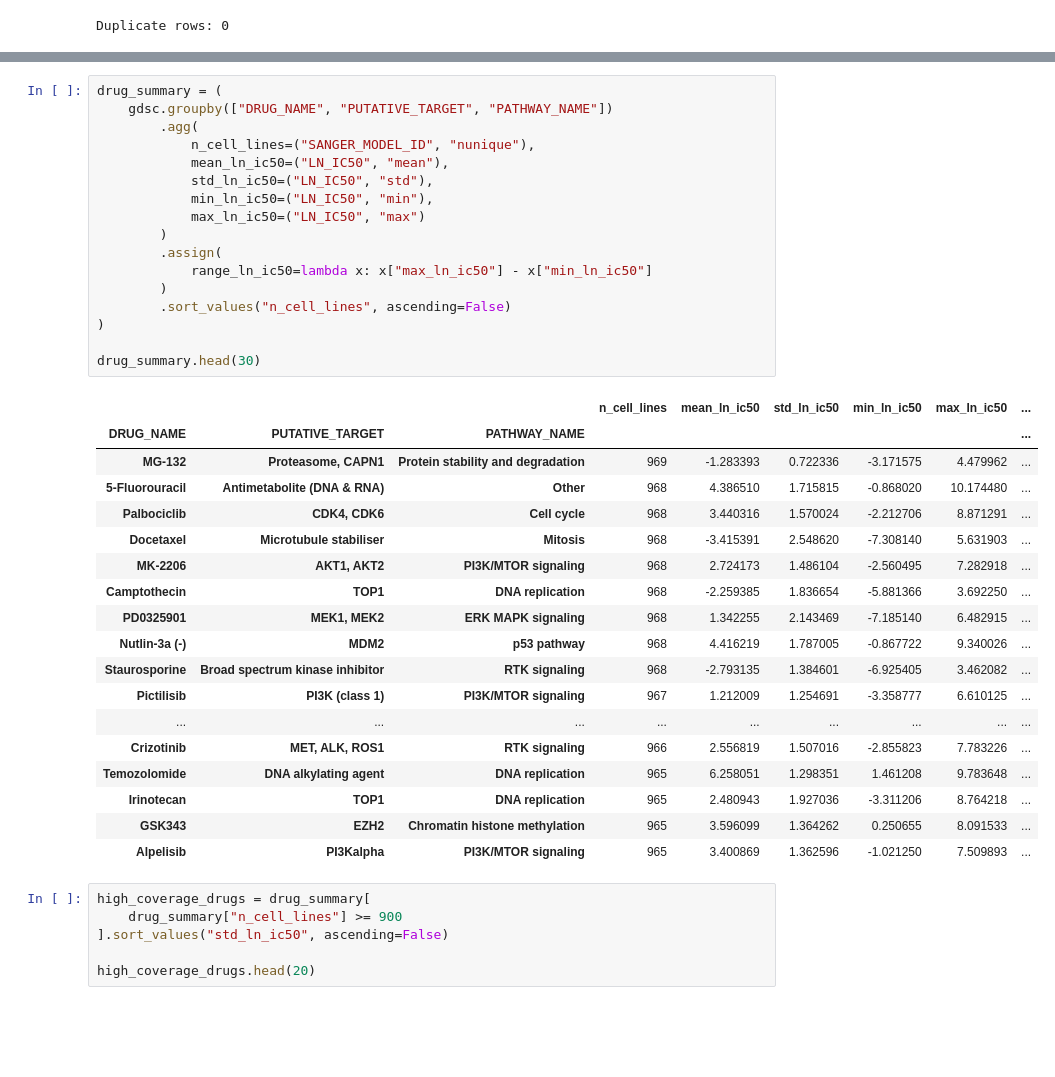
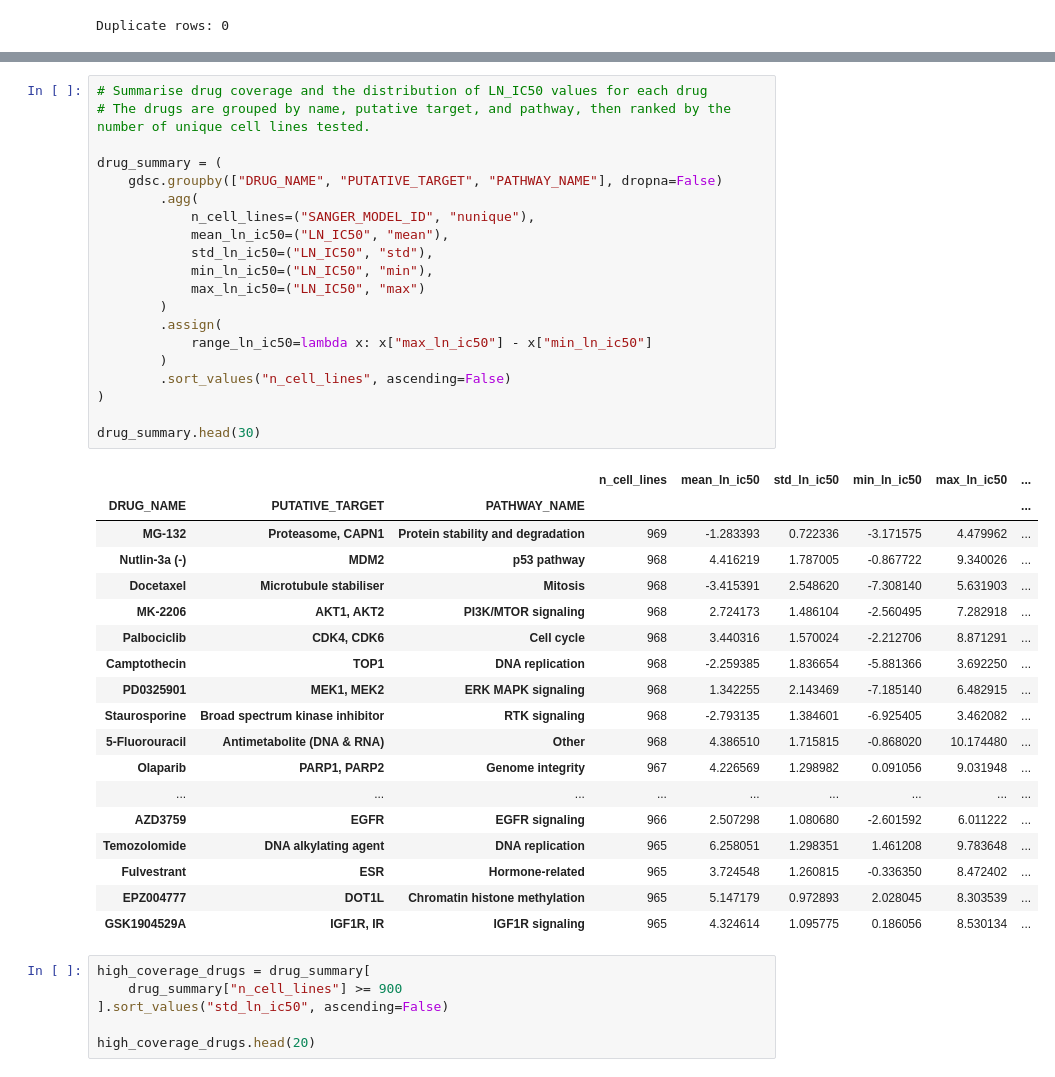
Before and after one commit to carolinemalaihull/trametinib-drug-response-ml, a Jupyter notebook: notebooks/01_data_exploration.ipynb, the cells around one changed output, grey strips where cells are left out. Drawn from its saved outputs; the diff is of its cells as text; blank space fills up the shorter version.

```diff
--- a/notebooks/01_data_exploration.ipynb
+++ b/notebooks/01_data_exploration.ipynb
@@ -166,39 +143,42 @@ drug_summary.head(30)
 # %%
+# Summarise drug coverage and the distribution of LN_IC50 values for each drug
+# The drugs are grouped by name, putative target, and pathway, then ranked by the number of unique cell lines tested.
+
 drug_summary = (
-    gdsc.groupby(["DRUG_NAME", "PUTATIVE_TARGET", "PATHWAY_NAME"])
+    gdsc.groupby(["DRUG_NAME", "PUTATIVE_TARGET", "PATHWAY_NAME"], dropna=False)
         .agg(
             n_cell_lines=("SANGER_MODEL_ID", "nunique"),
             mean_ln_ic50=("LN_IC50", "mean"),
             std_ln_ic50=("LN_IC50", "std"),
             min_ln_ic50=("LN_IC50", "min"),
             max_ln_ic50=("LN_IC50", "max")
         )
         .assign(
             range_ln_ic50=lambda x: x["max_ln_ic50"] - x["min_ln_ic50"]
         )
         .sort_values("n_cell_lines", ascending=False)
 )
 
 drug_summary.head(30)
 # %% [output]
 |  |  |  | n_cell_lines | mean_ln_ic50 | std_ln_ic50 | min_ln_ic50 | max_ln_ic50 | ... |
 | DRUG_NAME | PUTATIVE_TARGET | PATHWAY_NAME |  |  |  |  |  | ... |
 | MG-132 | Proteasome, CAPN1 | Protein stability and degradation | 969 | -1.283393 | 0.722336 | -3.171575 | 4.479962 | ... |
-| 5-Fluorouracil | Antimetabolite (DNA & RNA) | Other | 968 | 4.386510 | 1.715815 | -0.868020 | 10.174480 | ... |
-| Palbociclib | CDK4, CDK6 | Cell cycle | 968 | 3.440316 | 1.570024 | -2.212706 | 8.871291 | ... |
+| Nutlin-3a (-) | MDM2 | p53 pathway | 968 | 4.416219 | 1.787005 | -0.867722 | 9.340026 | ... |
 | Docetaxel | Microtubule stabiliser | Mitosis | 968 | -3.415391 | 2.548620 | -7.308140 | 5.631903 | ... |
 | MK-2206 | AKT1, AKT2 | PI3K/MTOR signaling | 968 | 2.724173 | 1.486104 | -2.560495 | 7.282918 | ... |
+| Palbociclib | CDK4, CDK6 | Cell cycle | 968 | 3.440316 | 1.570024 | -2.212706 | 8.871291 | ... |
 | Camptothecin | TOP1 | DNA replication | 968 | -2.259385 | 1.836654 | -5.881366 | 3.692250 | ... |
 | PD0325901 | MEK1, MEK2 | ERK MAPK signaling | 968 | 1.342255 | 2.143469 | -7.185140 | 6.482915 | ... |
-| Nutlin-3a (-) | MDM2 | p53 pathway | 968 | 4.416219 | 1.787005 | -0.867722 | 9.340026 | ... |
 | Staurosporine | Broad spectrum kinase inhibitor | RTK signaling | 968 | -2.793135 | 1.384601 | -6.925405 | 3.462082 | ... |
-| Pictilisib | PI3K (class 1) | PI3K/MTOR signaling | 967 | 1.212009 | 1.254691 | -3.358777 | 6.610125 | ... |
+| 5-Fluorouracil | Antimetabolite (DNA & RNA) | Other | 968 | 4.386510 | 1.715815 | -0.868020 | 10.174480 | ... |
+| Olaparib | PARP1, PARP2 | Genome integrity | 967 | 4.226569 | 1.298982 | 0.091056 | 9.031948 | ... |
 | ... | ... | ... | ... | ... | ... | ... | ... | ... |
-| Crizotinib | MET, ALK, ROS1 | RTK signaling | 966 | 2.556819 | 1.507016 | -2.855823 | 7.783226 | ... |
+| AZD3759 | EGFR | EGFR signaling | 966 | 2.507298 | 1.080680 | -2.601592 | 6.011222 | ... |
 | Temozolomide | DNA alkylating agent | DNA replication | 965 | 6.258051 | 1.298351 | 1.461208 | 9.783648 | ... |
-| Irinotecan | TOP1 | DNA replication | 965 | 2.480943 | 1.927036 | -3.311206 | 8.764218 | ... |
-| GSK343 | EZH2 | Chromatin histone methylation | 965 | 3.596099 | 1.364262 | 0.250655 | 8.091533 | ... |
-| Alpelisib | PI3Kalpha | PI3K/MTOR signaling | 965 | 3.400869 | 1.362596 | -1.021250 | 7.509893 | ... |
+| Fulvestrant | ESR | Hormone-related | 965 | 3.724548 | 1.260815 | -0.336350 | 8.472402 | ... |
+| EPZ004777 | DOT1L | Chromatin histone methylation | 965 | 5.147179 | 0.972893 | 2.028045 | 8.303539 | ... |
+| GSK1904529A | IGF1R, IR | IGF1R signaling | 965 | 4.324614 | 1.095775 | 0.186056 | 8.530134 | ... |
 # %%
 high_coverage_drugs = drug_summary[
     drug_summary["n_cell_lines"] >= 900
```
Also changed, not shown: parts of 38 cells of this notebook, 1 other file.
